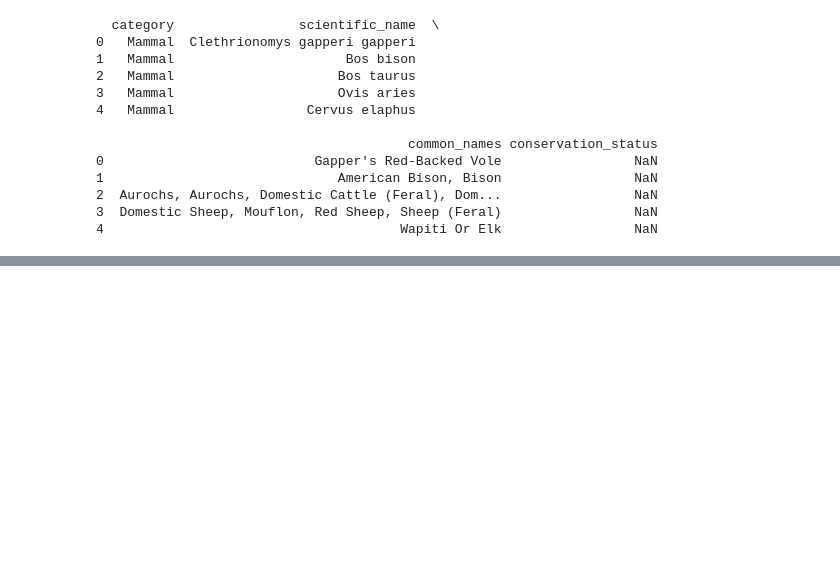
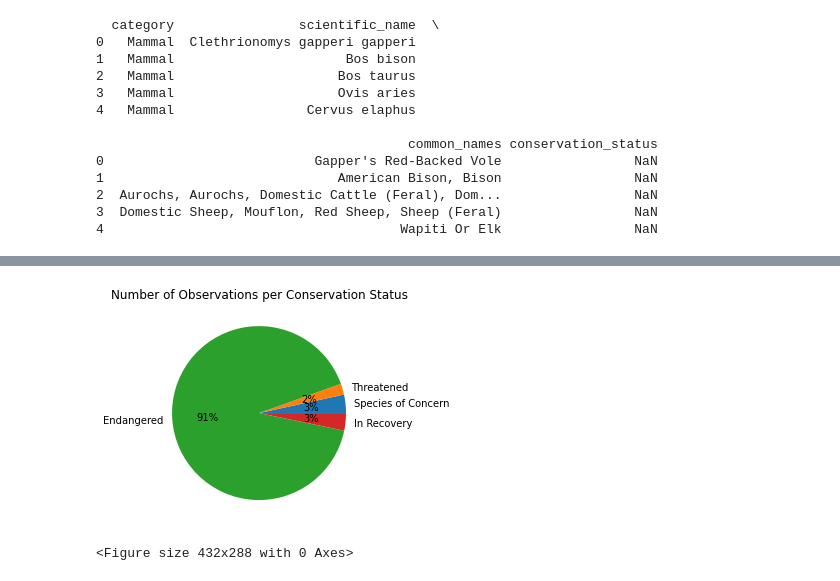
Before and after one commit to Rodrigo-Flores/biodiversity-national-parks, a Jupyter notebook: biodiversity_analysis.ipynb, the cells around one changed output, grey strips where cells are left out. Drawn from its saved outputs; the diff is of its cells as text; code cells hidden in the pictures; blank space fills up the shorter version.

```diff
--- a/biodiversity_analysis.ipynb
+++ b/biodiversity_analysis.ipynb
@@ -32,0 +98,12 @@ print(species.head())
+# %%
+# drop NaN values
+conservation_status_dropna = full_data.dropna(subset=['conservation_status'])
+
+plt.pie(conservation_status_dropna.groupby('conservation_status').observations.sum(), labels=conservation_status_dropna.conservation_status.unique(), autopct='%1.0f%%')
+plt.subplot().set_title('Number of Observations per Conservation Status')
+plt.subplot().set_facecolor('white')
+plt.show()
+plt.clf()
+# %% [output]
+[figure, added]
+<Figure size 432x288 with 0 Axes>
```
Also changed, not shown: parts of 3 cells of this notebook.
